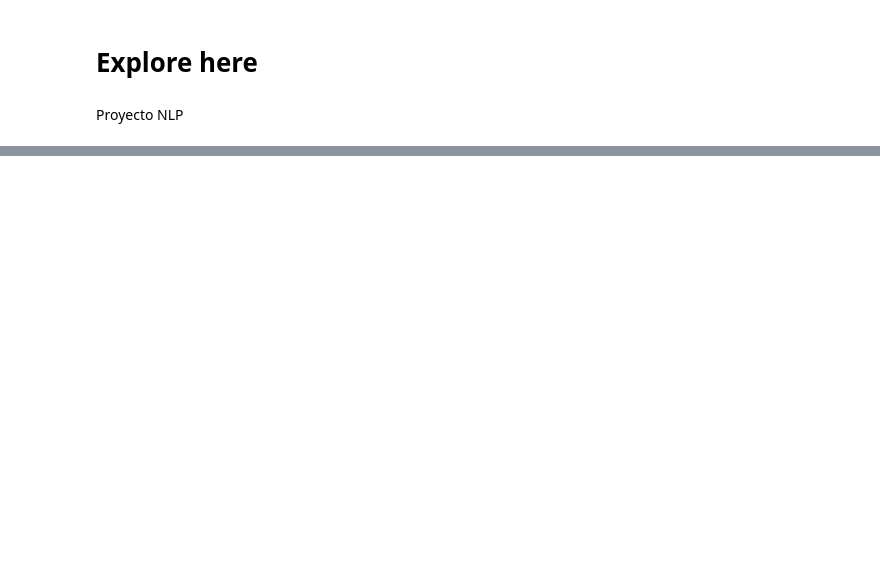
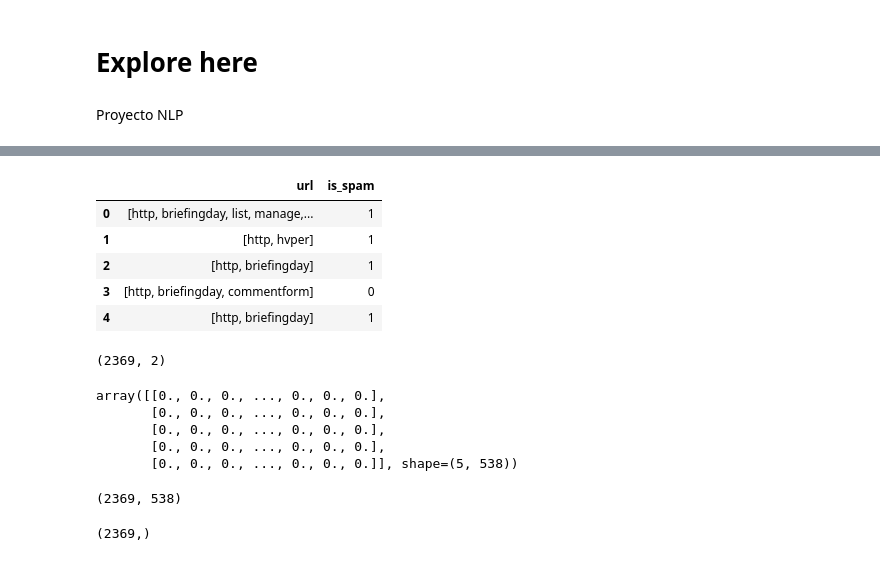
Before and after one commit to Adrian-Mas/Proyecto_NLP, a Jupyter notebook: src/explore.ipynb, the cells around one changed output, grey strips where cells are left out. Cells and saved outputs as stored; diff of their text form; code cells hidden in the pictures; blank space fills up the shorter version.

```diff
--- a/src/explore.ipynb
+++ b/src/explore.ipynb
@@ -46,0 +114,16 @@ KeyError: 'is spam'
+# %%
+# instancia lematizador
+download("wordnet")
+lemmatizer = WordNetLemmatizer()
+
+download("stopwords")
+stop_words = stopwords.words("english")
+
+def lemmatize_text(words, lemmatizer = lemmatizer):
+    # lematiza
+    tokens = [lemmatizer.lemmatize(word) for word in words]
+    # saca stop words
+    tokens = [word for word in tokens if word not in stop_words]
+    # se queda con las de largo mayor a
+    tokens = [word for word in tokens if len(word) > 3]
+    return tokens
@@ -46,0 +135,34 @@ KeyError: 'is spam'
+# %%
+df_spam["url"] = df_spam["url"].apply(lemmatize_text)
+df_spam.head()
+# %% [output]
+|  | url | is_spam |
+| 0 | [http, briefingday, list, manage,... | 1 |
+| 1 | [http, hvper] | 1 |
+| 2 | [http, briefingday] | 1 |
+| 3 | [http, briefingday, commentform] | 0 |
+| 4 | [http, briefingday] | 1 |
+# %%
+df_spam.shape
+# %% [output]
+(2369, 2)
+# %%
+#Convertimos el texto a números
+tokens_list = df_spam["url"]
+tokens_list = [" ".join(tokens) for tokens in tokens_list]
+
+vectorizer = TfidfVectorizer(max_features = 5000, max_df = 0.8, min_df = 5)
+X = vectorizer.fit_transform(tokens_list).toarray()
+y = df_spam["is_spam"]
+
+X[:5]
+# %% [output]
+array([[0., 0., 0., ..., 0., 0., 0.],
+       [0., 0., 0., ..., 0., 0., 0.],
+       [0., 0., 0., ..., 0., 0., 0.],
+       [0., 0., 0., ..., 0., 0., 0.],
+       [0., 0., 0., ..., 0., 0., 0.]], shape=(5, 538))
+# %%
+X.shape
+# %% [output]
+(2369, 538)
@@ -46,0 +176,4 @@ KeyError: 'is spam'
+# %%
+y.shape
+# %% [output]
+(2369,)
```
Also changed, not shown: parts of 17 cells of this notebook, 1 other file.
